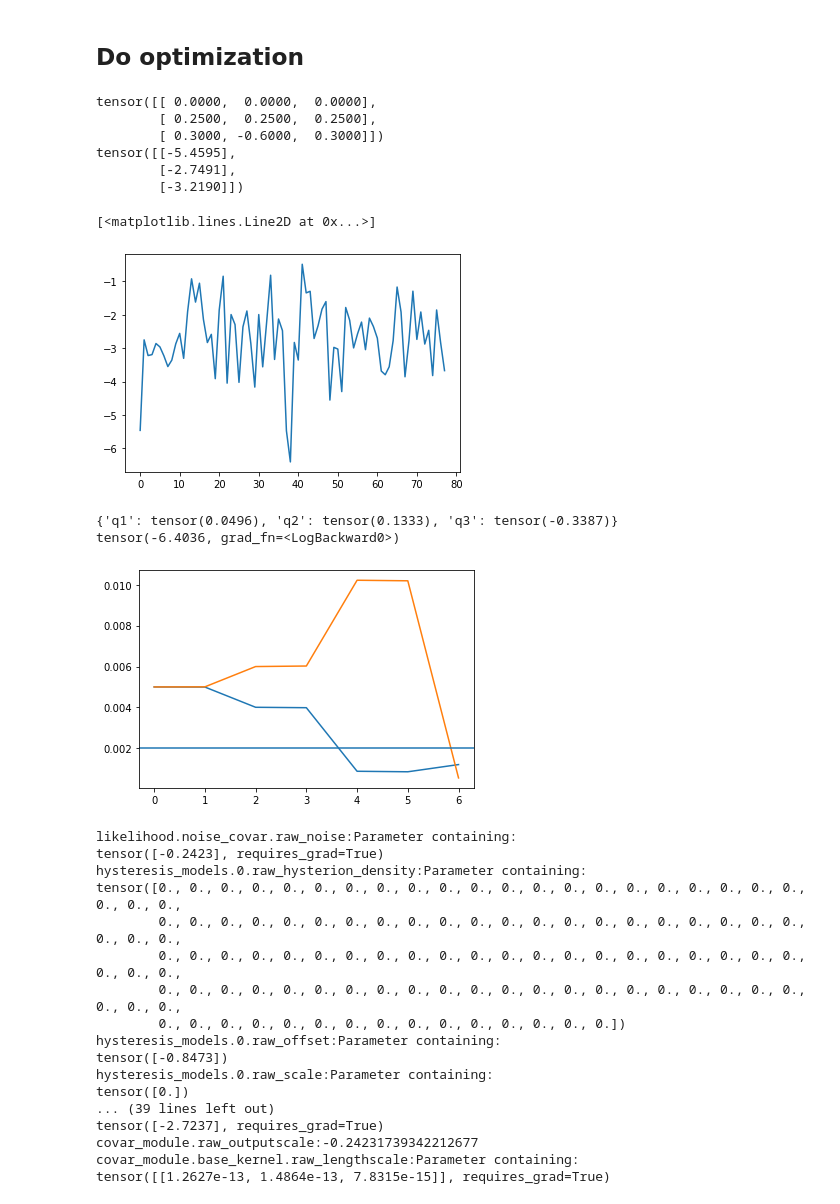
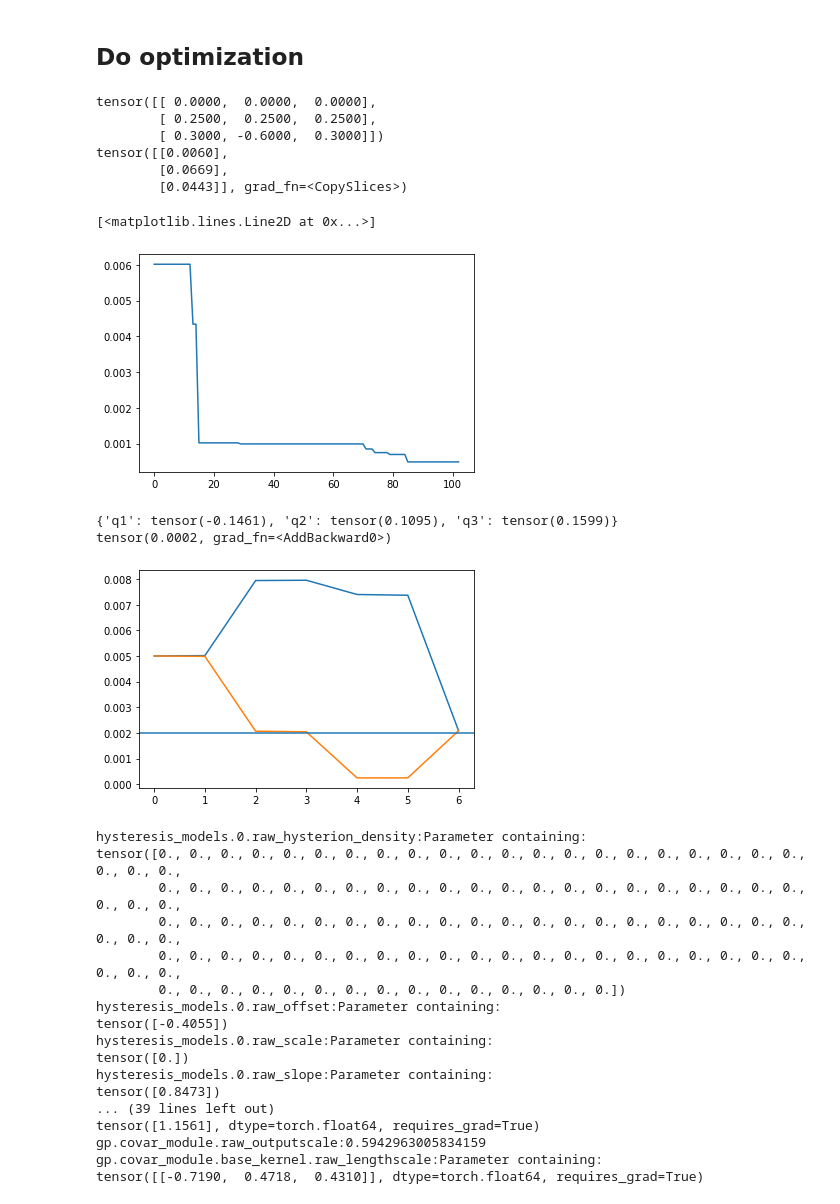
Before and after one commit to roussel-ryan/diff_hysteresis, a Jupyter notebook: optimization/no_hysteresis.ipynb, the cells around one changed output. Cells and saved outputs as stored; diff of their text form; code cells hidden in the pictures.

```diff
--- a/optimization/no_hysteresis.ipynb
+++ b/optimization/no_hysteresis.ipynb
@@ -57,13 +57,9 @@ R = init_beam_matrix
 # %%
 # create objective function - log(sqrt(RMS()))
 def objective(R):
-    return torch.log(
-        torch.sqrt(
-            (torch.sqrt(R[0,0]) - 2e-3)**2 +
-            (torch.sqrt(R[2,2]) - 2e-3)**2
-        )
-    )
+    return torch.abs(torch.sqrt(R[0,0]) - 2e-3) + torch.abs(torch.sqrt(R[2,2]) - 2e-3)
 # %%
+from botorch.models.transforms import Normalize
 # define function to create model
 from gpytorch.utils.errors import NotPSDError
 from botorch import fit_gpytorch_model
@@ -83,10 +79,9 @@ def get_model(train_X, train_Y, use_hybrid = False, h_models = None):
             train_X.clone().detach().double(),
             train_Y.clone().detach().flatten().double(),
             h_models,
-            likelihood
         )
 
-        mll = ExactMarginalLogLikelihood(likelihood, gpmodel)
+        mll = ExactMarginalLogLikelihood(gpmodel.gp.likelihood, gpmodel)
         fit_gpytorch_model(mll)
 
     else:
@@ -94,6 +89,7 @@ def get_model(train_X, train_Y, use_hybrid = False, h_models = None):
         gpmodel = SingleTaskGP(
             train_X.clone().detach(),
             train_Y.clone().detach(),
+            input_transform=Normalize(train_X.shape[-1]),
             outcome_transform=std_trans
         )
         mll = ExactMarginalLogLikelihood(gpmodel.likelihood, gpmodel)
@@ -173,22 +169,29 @@ train_X, train_Y, model = optimize(
     HA,
     R,
     hmodels,
-    steps=75,
-    use_hybrid=True
+    steps=100,
+    use_hybrid=False
 )
 # %% [output]
 tensor([[ 0.0000,  0.0000,  0.0000],
         [ 0.2500,  0.2500,  0.2500],
         [ 0.3000, -0.6000,  0.3000]])
-tensor([[-5.4595],
-        [-2.7491],
-        [-3.2190]])
+tensor([[0.0060],
+        [0.0669],
+        [0.0443]], grad_fn=<CopySlices>)
 # %%
+def get_best(input):
+    out = []
+    for i in range(len(input)):
+        out += [torch.min(input[:i+1])]
+    return torch.tensor(out)
+
 fig,ax = plt.subplots()
-ax.plot(train_Y.detach())
+best = get_best(train_Y.flatten().detach())
+ax.plot(best)
 # %% [output]
 [<matplotlib.lines.Line2D at 0x...>]
-[figure, old version]
+[figure, new version]
 # %%
 best_settings = train_X[torch.argmin(train_Y)]
 
@@ -204,17 +207,15 @@ ax.plot(torch.sqrt(beam_matrix[:, 2, 2]).detach())
 ax.axhline(2.0e-3)
 print(objective(beam_matrix[-1]))
 # %% [output]
-{'q1': tensor(0.0496), 'q2': tensor(0.1333), 'q3': tensor(-0.3387)}
-tensor(-6.4036, grad_fn=<LogBackward0>)
+{'q1': tensor(-0.1461), 'q2': tensor(0.1095), 'q3': tensor(0.1599)}
+tensor(0.0002, grad_fn=<AddBackward0>)
-[figure, old version]
+[figure, new version]
 # %%
 model = get_model(train_X, train_Y, use_hybrid = True, h_models = hmodels)
 # %%
 for name, param in model.named_parameters():
     print(f'{name}:{param}')
 # %% [output]
-likelihood.noise_covar.raw_noise:Parameter containing:
-tensor([-0.2423], requires_grad=True)
 hysteresis_models.0.raw_hysterion_density:Parameter containing:
 tensor([0., 0., 0., 0., 0., 0., 0., 0., 0., 0., 0., 0., 0., 0., 0., 0., 0., 0., 0., 0., 0., 0., 0., 0.,
         0., 0., 0., 0., 0., 0., 0., 0., 0., 0., 0., 0., 0., 0., 0., 0., 0., 0., 0., 0., 0., 0., 0., 0.,
@@ -222,11 +223,13 @@ tensor([0., 0., 0., 0., 0., 0., 0., 0., 0., 0., 0., 0., 0., 0., 0., 0., 0., 0.,
         0., 0., 0., 0., 0., 0., 0., 0., 0., 0., 0., 0., 0., 0., 0., 0., 0., 0., 0., 0., 0., 0., 0., 0.,
         0., 0., 0., 0., 0., 0., 0., 0., 0., 0., 0., 0., 0., 0., 0.])
 hysteresis_models.0.raw_offset:Parameter containing:
-tensor([-0.8473])
+tensor([-0.4055])
 hysteresis_models.0.raw_scale:Parameter containing:
 tensor([0.])
+hysteresis_models.0.raw_slope:Parameter containing:
+tensor([0.8473])
 ... (39 lines left out)
-tensor([-2.7237], requires_grad=True)
-covar_module.raw_outputscale:-0.24231739342212677
-covar_module.base_kernel.raw_lengthscale:Parameter containing:
-tensor([[1.2627e-13, 1.4864e-13, 7.8315e-15]], requires_grad=True)
+tensor([1.1561], dtype=torch.float64, requires_grad=True)
+gp.covar_module.raw_outputscale:0.5942963005834159
+gp.covar_module.base_kernel.raw_lengthscale:Parameter containing:
+tensor([[-0.7190,  0.4718,  0.4310]], dtype=torch.float64, requires_grad=True)
```
